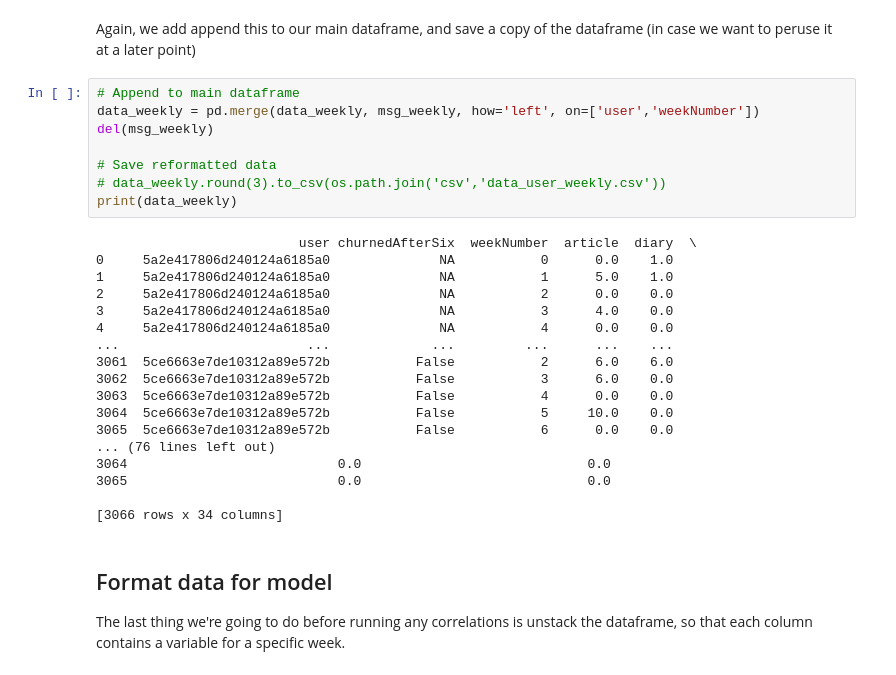
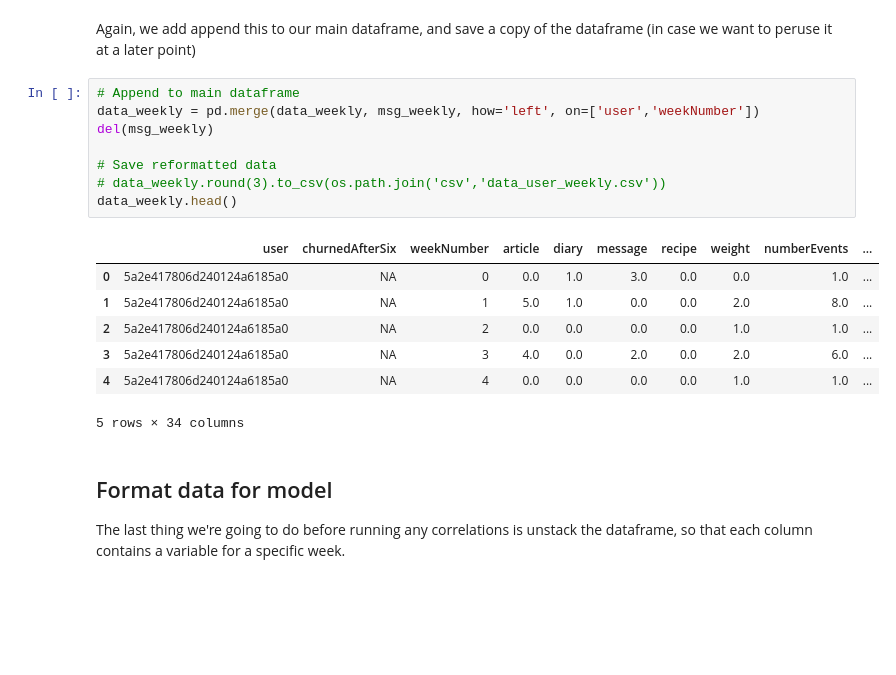
Before and after one commit to alastairgarner/SN-challenge, a Jupyter notebook: analyses.ipynb, the cells around one changed output. Cells and saved outputs as stored; diff of their text form; blank space fills up the shorter version.

```diff
--- a/analyses.ipynb
+++ b/analyses.ipynb
@@ -201,29 +201,19 @@ Again, we add append this to our main dataframe, and save a copy of the datafram
 # %%
 # Append to main dataframe
 data_weekly = pd.merge(data_weekly, msg_weekly, how='left', on=['user','weekNumber'])
 del(msg_weekly)
 
 # Save reformatted data
 # data_weekly.round(3).to_csv(os.path.join('csv','data_user_weekly.csv'))
-print(data_weekly)
+data_weekly.head()
 # %% [output]
+|  | user | churnedAfterSix | weekNumber | article | diary | message | recipe | weight | numberEvents | ... |
+| 0 | 5a2e417806d240124a6185a0 | NA | 0 | 0.0 | 1.0 | 3.0 | 0.0 | 0.0 | 1.0 | ... |
+| 1 | 5a2e417806d240124a6185a0 | NA | 1 | 5.0 | 1.0 | 0.0 | 0.0 | 2.0 | 8.0 | ... |
+| 2 | 5a2e417806d240124a6185a0 | NA | 2 | 0.0 | 0.0 | 0.0 | 0.0 | 1.0 | 1.0 | ... |
+| 3 | 5a2e417806d240124a6185a0 | NA | 3 | 4.0 | 0.0 | 2.0 | 0.0 | 2.0 | 6.0 | ... |
+| 4 | 5a2e417806d240124a6185a0 | NA | 4 | 0.0 | 0.0 | 0.0 | 0.0 | 1.0 | 1.0 | ... |
-                          user churnedAfterSix  weekNumber  article  diary  \
-0     5a2e417806d240124a6185a0              NA           0      0.0    1.0
-1     5a2e417806d240124a6185a0              NA           1      5.0    1.0
-2     5a2e417806d240124a6185a0              NA           2      0.0    0.0
-3     5a2e417806d240124a6185a0              NA           3      4.0    0.0
-4     5a2e417806d240124a6185a0              NA           4      0.0    0.0
-...                        ...             ...         ...      ...    ...
-3061  5ce6663e7de10312a89e572b           False           2      6.0    6.0
-3062  5ce6663e7de10312a89e572b           False           3      6.0    0.0
-3063  5ce6663e7de10312a89e572b           False           4      0.0    0.0
-3064  5ce6663e7de10312a89e572b           False           5     10.0    0.0
-3065  5ce6663e7de10312a89e572b           False           6      0.0    0.0
-... (76 lines left out)
-3064                           0.0                             0.0
-3065                           0.0                             0.0
-
-[3066 rows x 34 columns]
+5 rows × 34 columns
 # %% [markdown]
 ## Format data for model
 
```
Also changed, not shown: parts of 2 cells of this notebook.
